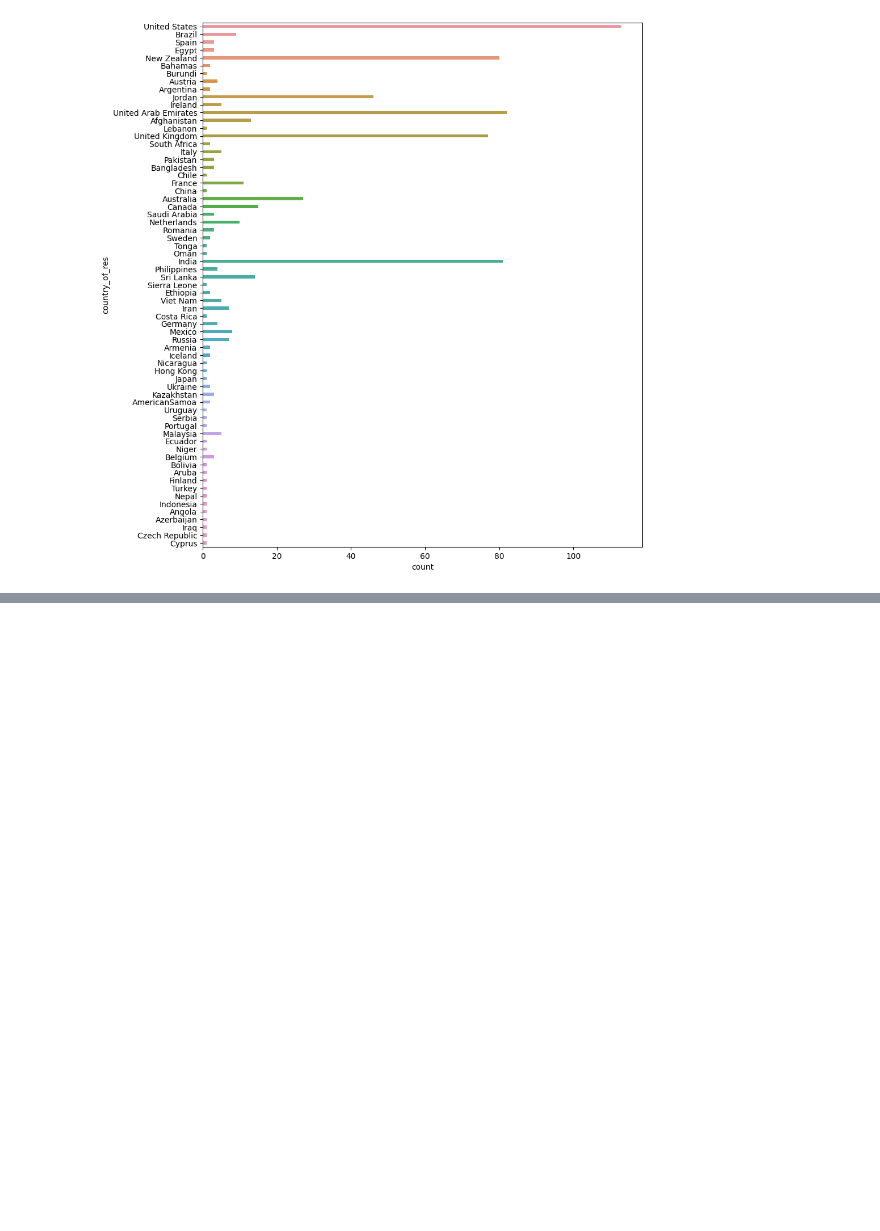
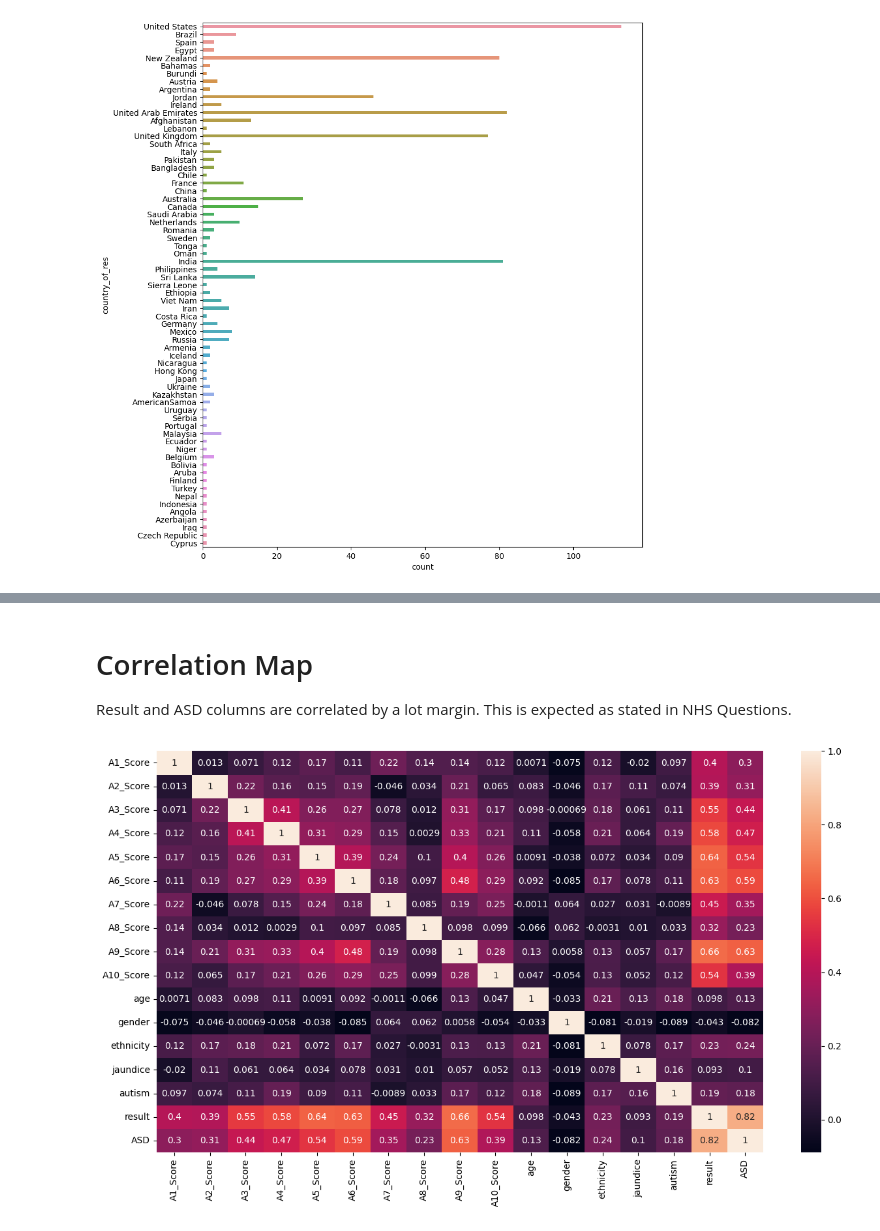
Before and after one commit to fahim-muntasir-niloy/Autism_Screening, a Jupyter notebook: autism.ipynb, the cells around one changed output, grey strips where cells are left out. Cells and saved outputs as stored; diff of their text form; code cells hidden in the pictures; blank space fills up the shorter version.

```diff
--- a/autism.ipynb
+++ b/autism.ipynb
@@ -123,0 +294,3 @@ sns.countplot(data=df, y='country_of_res', width=.4 )
+# %%
+df['ethnicity'] = le.fit_transform(df['ethnicity'])
+le.classes_
@@ -123,0 +301,3 @@ sns.countplot(data=df, y='country_of_res', width=.4 )
+# %%
+df['jaundice'] = le.fit_transform(df['jaundice'])
+le.classes_
@@ -123,0 +306,3 @@ sns.countplot(data=df, y='country_of_res', width=.4 )
+# %%
+df['autism'] = le.fit_transform(df['autism'])
+le.classes_
@@ -123,0 +311,3 @@ sns.countplot(data=df, y='country_of_res', width=.4 )
+# %%
+df['ASD'] = le.fit_transform(df['ASD'])
+le.classes_
@@ -123,0 +328,10 @@ sns.countplot(data=df, y='country_of_res', width=.4 )
+# %% [markdown]
+# Correlation Map
+
+Result and ASD columns are correlated by a lot margin. This is expected as stated in NHS Questions.
+# %%
+plt.figure(figsize=(15,8))
+sns.heatmap(df.corr(), annot=True)
+plt.show()
+# %% [output]
+[figure, added]
```
Also changed, not shown: parts of 43 cells of this notebook, 3 other files.
